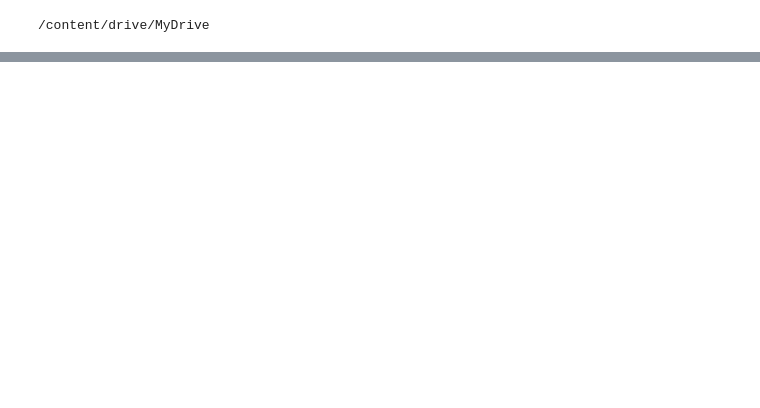
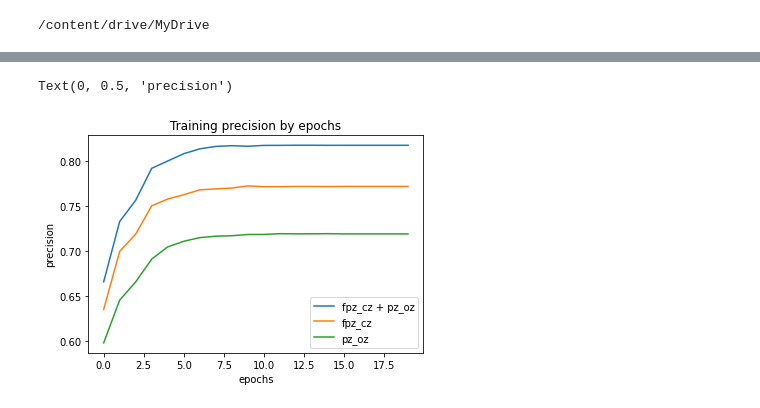
Before and after one commit to sanjuskm05/sleep-stage-classification-evaluation, a Jupyter notebook: mintNet_deepsleep_net.ipynb, the cells around one changed output, grey strips where cells are left out. Saved outputs shown, nothing was run; the diff lists cells and outputs as text; code cells hidden in the pictures; blank space fills up the shorter version.

```diff
--- a/mintNet_deepsleep_net.ipynb
+++ b/mintNet_deepsleep_net.ipynb
@@ -1037,4 +1264,11 @@ plt.plot(epoch_accuracy_hist_pz_oz)
 # %%
-plt.plot(epoch_precision_hist)
-plt.plot(epoch_precision_hist_fpz_cz)
-plt.plot(epoch_precision_hist_pz_oz)
+plt.title("Training precision by epochs")
+plt.plot(epoch_precision_hist,label = "fpz_cz + pz_oz")
+plt.plot(epoch_precision_hist_fpz_cz,label = "fpz_cz")
+plt.plot(epoch_precision_hist_pz_oz,label = "pz_oz")
+plt.legend()
+plt.xlabel("epochs")
+plt.ylabel("precision")
+# %% [output]
+Text(0, 0.5, 'precision')
+[figure, added]
```
Also changed, not shown: parts of 29 cells of this notebook.
